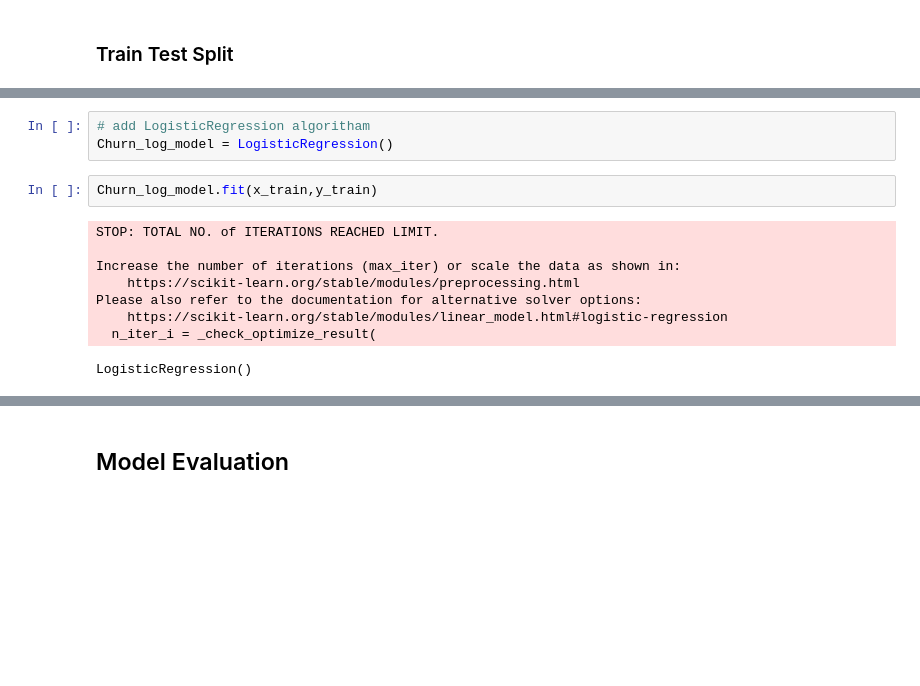
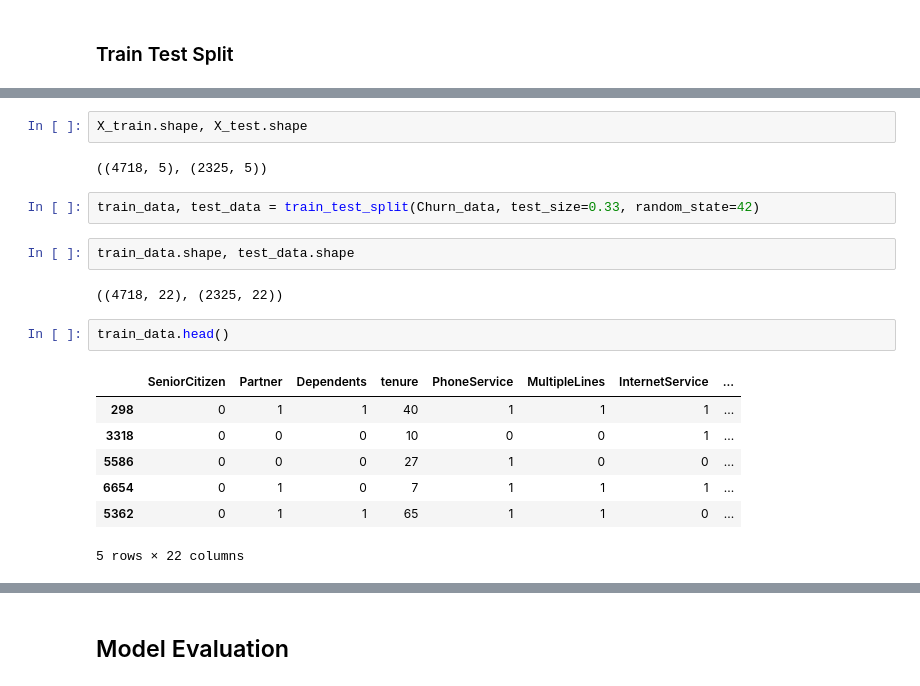
Before and after one commit to OOlatubosun/tesco_telco_churn_prediction, a Jupyter notebook: experimental.ipynb, the cells around one changed output, grey strips where cells are left out. Cells and saved outputs as stored; diff of their text form; blank space fills up the shorter version.

```diff
--- a/experimental.ipynb
+++ b/experimental.ipynb
@@ -455,14 +519,20 @@ print(y_test.shape,'---> Testing Lable Shape')
-# %%
-# add LogisticRegression algoritham
-Churn_log_model = LogisticRegression()
-# %%
-Churn_log_model.fit(x_train,y_train)
-# %% [output]
-STOP: TOTAL NO. of ITERATIONS REACHED LIMIT.
-
-Increase the number of iterations (max_iter) or scale the data as shown in:
-    https://scikit-learn.org/stable/modules/preprocessing.html
-Please also refer to the documentation for alternative solver options:
-    https://scikit-learn.org/stable/modules/linear_model.html#logistic-regression
-  n_iter_i = _check_optimize_result(
-LogisticRegression()
+# %%
+X_train.shape, X_test.shape
+# %% [output]
+((4718, 5), (2325, 5))
+# %%
+train_data, test_data = train_test_split(Churn_data, test_size=0.33, random_state=42)
+# %%
+train_data.shape, test_data.shape
+# %% [output]
+((4718, 22), (2325, 22))
+# %%
+train_data.head()
+# %% [output]
+|  | SeniorCitizen | Partner | Dependents | tenure | PhoneService | MultipleLines | InternetService | ... |
+| 298 | 0 | 1 | 1 | 40 | 1 | 1 | 1 | ... |
+| 3318 | 0 | 0 | 0 | 10 | 0 | 0 | 1 | ... |
+| 5586 | 0 | 0 | 0 | 27 | 1 | 0 | 0 | ... |
+| 6654 | 0 | 1 | 0 | 7 | 1 | 1 | 1 | ... |
+| 5362 | 0 | 1 | 1 | 65 | 1 | 1 | 0 | ... |
+5 rows × 22 columns
```
Also changed, not shown: parts of 54 cells of this notebook, 1 other file.
